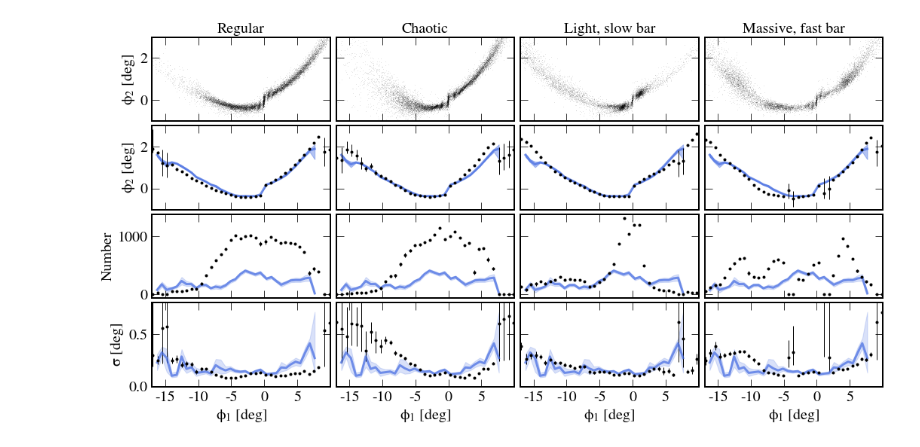
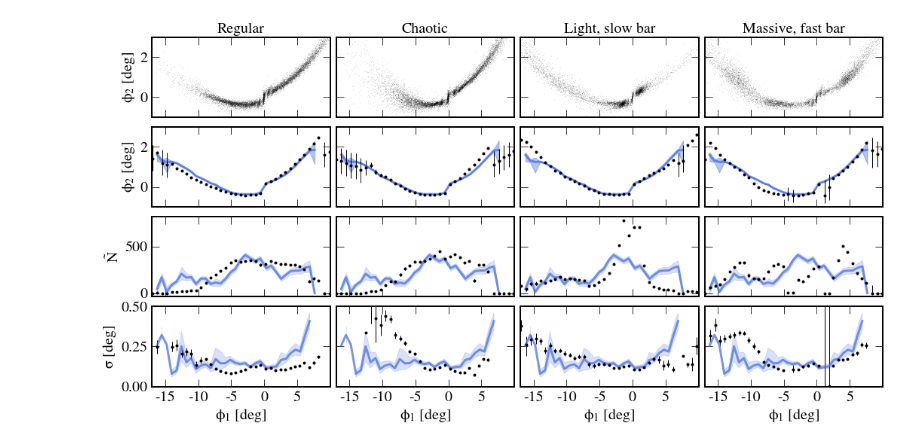
Before and after one commit to adrn/Pal5sBiggestFan, a Jupyter notebook: notebooks/fig_data_model_comparison.ipynb, the cells around one changed output. Cells and saved outputs as stored; diff of their text form; code cells hidden in the pictures.

Commit message:
tweak model comparison figure, check how it works on the page

```diff
--- a/notebooks/fig_data_model_comparison.ipynb
+++ b/notebooks/fig_data_model_comparison.ipynb
@@ -38,8 +40,17 @@ for e, name in enumerate(names):
     tin = tin[ind_sort]
     tbls += [tin]
 # %%
-row_labels = ['$\phi_2$ [deg]', '$\phi_2$ [deg]', 'Number', '$\sigma$ [deg]']
+row_labels = ['$\phi_2$ [deg]', '$\phi_2$ [deg]', '$\\tilde{N}$', '$\sigma$ [deg]']
 col_labels = ['Regular', 'Chaotic', 'Light, slow bar', 'Massive, fast bar']
+# %%
+# normalize total number of counts where the data is
+phimin, phimax = np.min(t['phi1']), np.max(t['phi1'])
+norm = np.ones(len(names))
+Ndata = np.sum(t['n'])
+
+for i in range(len(names)):
+    ind = (tbls[i]['phi1']>=phimin) & (tbls[i]['phi1']<=phimax)
+    norm[i] = Ndata / np.sum(tbls[i]['n'][ind])
 # %%
 fig, ax = plt.subplots(4,4,figsize=(15,8), sharex='col', sharey='row')
 
@@ -50,34 +61,35 @@ for i in range(4):
     plt.errorbar(tbls[i]['phi1'], tbls[i]['phi2']-0.4, yerr=(tbls[i]['phi2_em'], tbls[i]['phi2_ep']),
                  fmt='o', color='k', ms=4, mew=0, lw=1)
     plt.ylim(-1,3)
 
     plt.sca(ax[2][i])
     plt.plot(t['phi1'], t['n'], '-', color='royalblue', lw=3, alpha=0.7)
     plt.fill_between(t['phi1'], t['n'] + t['n_ep'], t['n'] - t['n_em'], color='royalblue', alpha=0.2)
-    plt.errorbar(tbls[i]['phi1'], tbls[i]['n'], yerr=(tbls[i]['n_em'], tbls[i]['n_ep']),
+    plt.errorbar(tbls[i]['phi1'], norm[i]*tbls[i]['n'], yerr=(norm[i]*tbls[i]['n_em'], norm[i]*tbls[i]['n_ep']),
                  fmt='o', color='k', ms=4, mew=0, lw=1)
 
     plt.sca(ax[3][i])
     plt.plot(t['phi1'], t['w'], '-', color='royalblue', lw=3, alpha=0.7)
     plt.fill_between(t['phi1'], t['w'] + t['w_ep'], t['w'] - t['w_em'], color='royalblue', alpha=0.2)
     plt.errorbar(tbls[i]['phi1'], tbls[i]['w'], yerr=(tbls[i]['w_em'], tbls[i]['w_ep']),
                  fmt='o', color='k', ms=4, mew=0, lw=1)
     plt.xlabel('$\phi_1$ [deg]')
     plt.gca().set_xticks([-15,-10,-5,0,5])
-    plt.ylim(0,0.8)
+    plt.ylim(0,0.5)
 
     plt.sca(ax[0][i])
-    plt.plot(cpmod[i].phi1, cpmod[i].phi2-0.4*u.deg, 'k.', ms=1, mec='none', alpha=0.5)
+    plt.plot(cpmod[i].phi1, cpmod[i].phi2-0.4*u.deg, 'k.', ms=1, mec='none', alpha=0.5, rasterized=True)
     plt.xlim(-17,10)
     plt.ylim(-1,3)
     plt.title(col_labels[i], fontsize='medium')
 #     plt.errorbar(tbls[i]['phi1'], tbls[i]['phi2']-0.4, yerr=(tbls[i]['phi2_em'], tbls[i]['phi2_ep']),
 #                  fmt='o', color='r', ms=4, mew=0, lw=1)
 
     plt.sca(ax[i][0])
     plt.ylabel(row_labels[i])
 
 plt.tight_layout(h_pad=0, w_pad=0.4)
 plt.savefig('../plots/model_comparison.png', dpi=200)
+plt.savefig('../paper/model_comparison.pdf', dpi=200)
 # %% [output]
-[figure, old version]
+[figure, new version]
```
Also changed, not shown: parts of 1 cell of this notebook, 1 other file.
